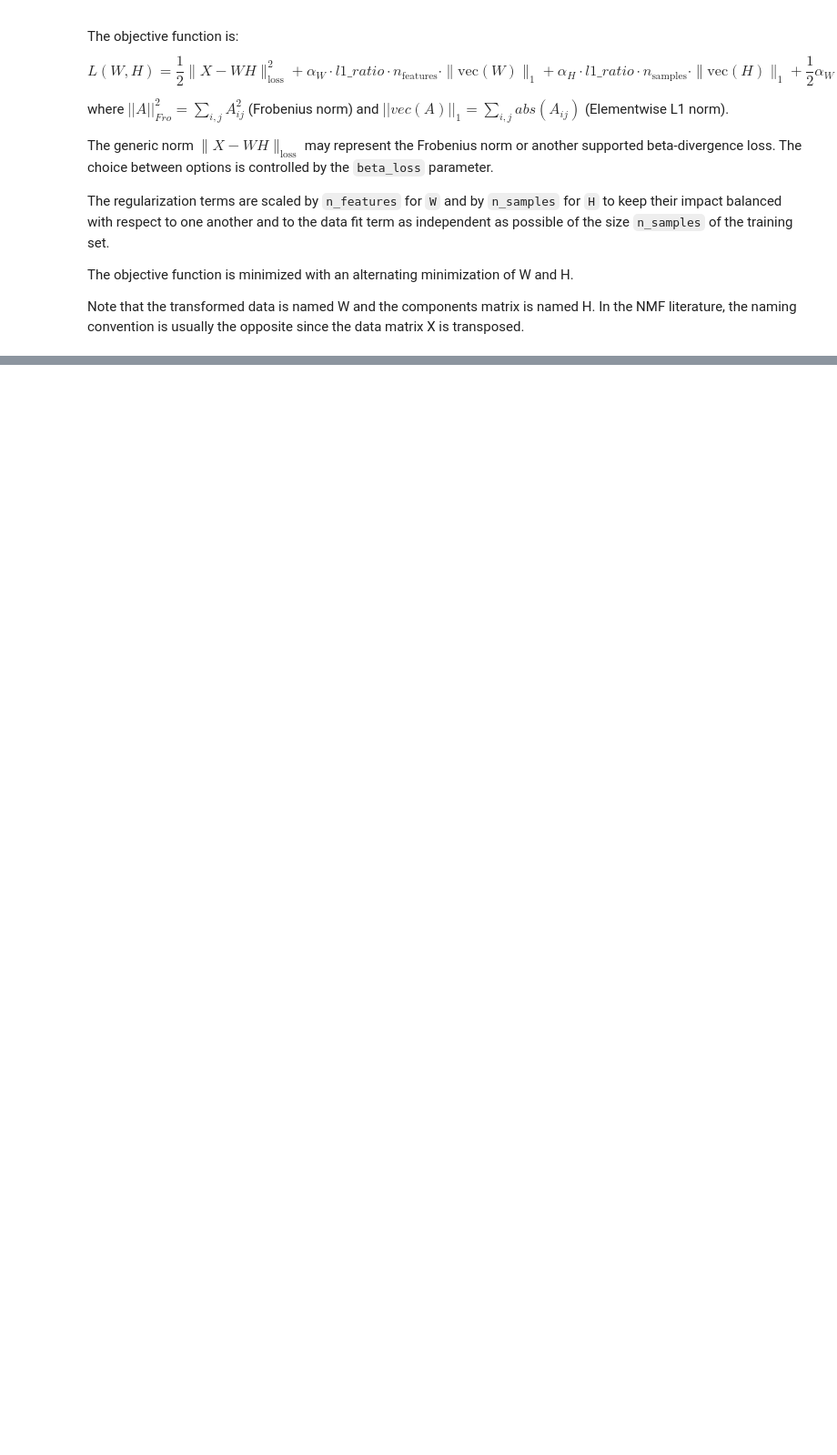
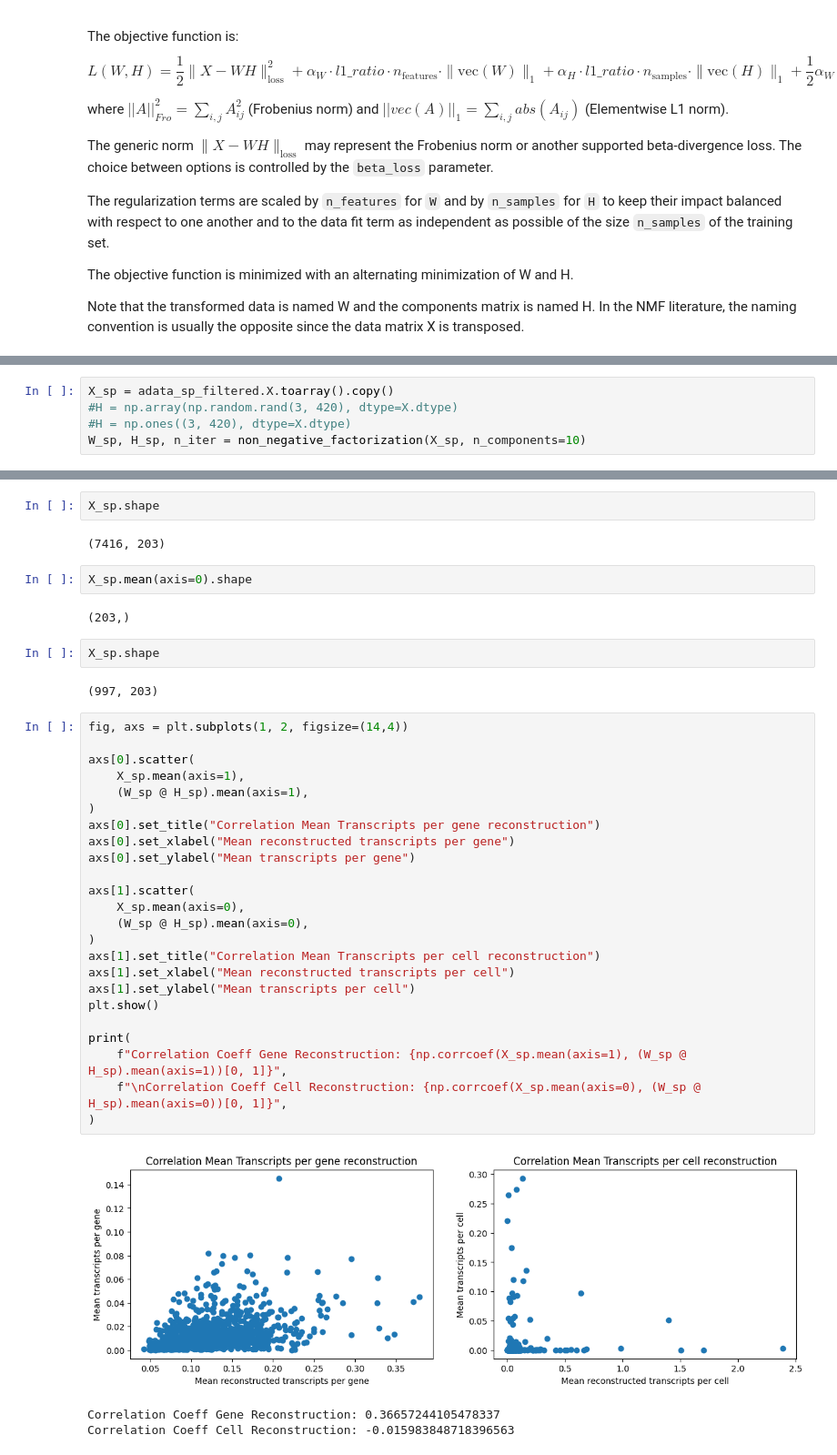
Before and after one commit to egerc/spatial_transcript_inference, a Jupyter notebook: 250128-NMF_Reconstruction.ipynb, the cells around one changed output, grey strips where cells are left out. Shown at 91% size. Cells and saved outputs as stored; diff of their text form; blank space fills up the shorter version.

```diff
--- a/250128-NMF_Reconstruction.ipynb
+++ b/250128-NMF_Reconstruction.ipynb
@@ -202,0 +298,5 @@ matrix X is transposed.
+# %%
+X_sp = adata_sp_filtered.X.toarray().copy()
+#H = np.array(np.random.rand(3, 420), dtype=X.dtype)
+#H = np.ones((3, 420), dtype=X.dtype)
+W_sp, H_sp, n_iter = non_negative_factorization(X_sp, n_components=10)
@@ -202,0 +307,40 @@ matrix X is transposed.
+# %%
+X_sp.shape
+# %% [output]
+(7416, 203)
+# %%
+X_sp.mean(axis=0).shape
+# %% [output]
+(203,)
+# %%
+X_sp.shape
+# %% [output]
+(997, 203)
+# %%
+fig, axs = plt.subplots(1, 2, figsize=(14,4))
+
+axs[0].scatter(
+    X_sp.mean(axis=1),
+    (W_sp @ H_sp).mean(axis=1),
+)
+axs[0].set_title("Correlation Mean Transcripts per gene reconstruction")
+axs[0].set_xlabel("Mean reconstructed transcripts per gene")
+axs[0].set_ylabel("Mean transcripts per gene")
+
+axs[1].scatter(
+    X_sp.mean(axis=0),
+    (W_sp @ H_sp).mean(axis=0),
+)
+axs[1].set_title("Correlation Mean Transcripts per cell reconstruction")
+axs[1].set_xlabel("Mean reconstructed transcripts per cell")
+axs[1].set_ylabel("Mean transcripts per cell")
+plt.show()
+
+print(
+    f"Correlation Coeff Gene Reconstruction: {np.corrcoef(X_sp.mean(axis=1), (W_sp @ H_sp).mean(axis=1))[0, 1]}",
+    f"\nCorrelation Coeff Cell Reconstruction: {np.corrcoef(X_sp.mean(axis=0), (W_sp @ H_sp).mean(axis=0))[0, 1]}",
+)
+# %% [output]
+[figure, added]
+Correlation Coeff Gene Reconstruction: 0.36657244105478337
+Correlation Coeff Cell Reconstruction: -0.015983848718396563
```
Also changed, not shown: parts of 39 cells of this notebook.
